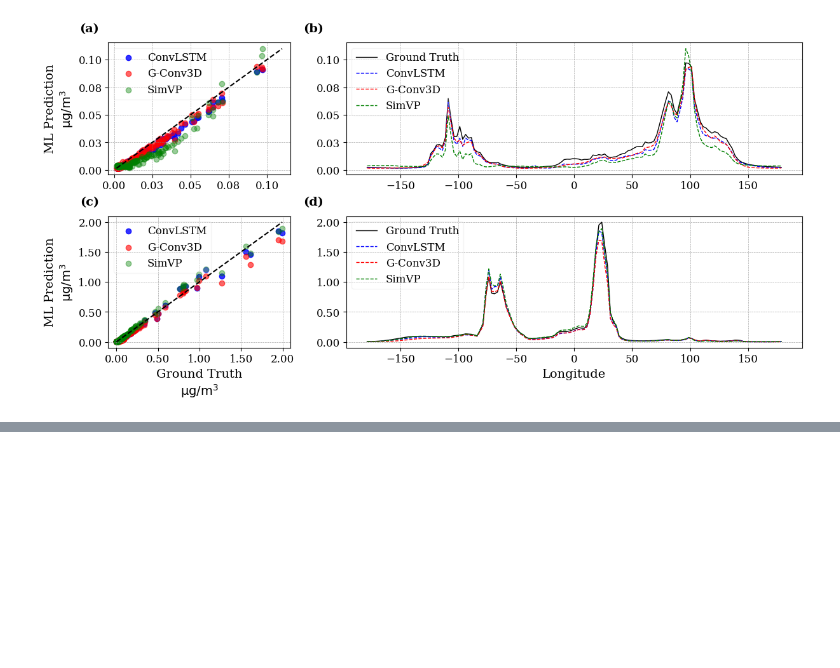
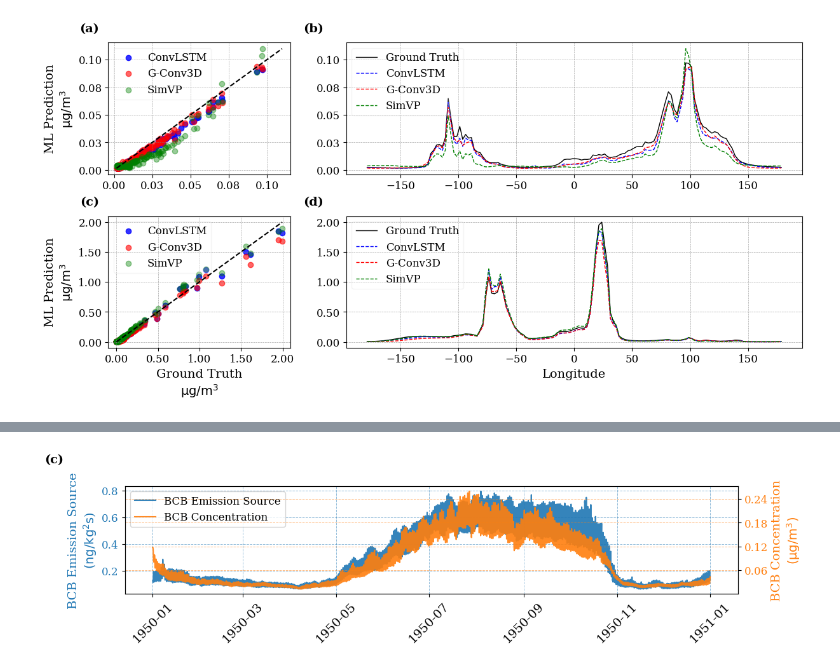
Before and after one commit to smhassanerfani/nasa-niswan, a Jupyter notebook: manuscript_report.ipynb, the cells around one changed output, grey strips where cells are left out. Saved outputs shown, nothing was run; the diff lists cells and outputs as text; code cells hidden in the pictures; blank space fills up the shorter version.

```diff
--- a/manuscript_report.ipynb
+++ b/manuscript_report.ipynb
@@ -840,0 +1073,41 @@ plt.show()
+# %%
+# Define Font style
+plt.rcParams.update({'font.family': 'serif'})
+from matplotlib.ticker import MaxNLocator
+
+fig, ax1 = plt.subplots(nrows=1, ncols=1, figsize=(12, 3), constrained_layout=True)
+
+weights = np.cos(np.deg2rad(ds1.lat))
+weights.name = "weights"
+
+conc = ds_bcb.weighted(weights).mean(dim=("lat", "lon")).values
+src = ds1['BCB_biomass_src'].weighted(weights).mean(dim=("lat", "lon")).values
+
+# Plot the first axis (src)
+line1 = ax1.plot(ds1.time, src, alpha=0.9, label='BCB Emission Source', color='tab:blue')
+ax1.yaxis.set_major_locator(MaxNLocator(nbins=5))
+# ax1.set_ylabel('BCB Emission Source' '\n' r'$\times 10^{-12} (\mathrm{kg} / \mathrm{kg}^{2} \mathrm{s}$)', fontsize=14, color='tab:blue')
+ax1.set_ylabel('BCB Emission Source' '\n' r'$(\mathrm{ng} / \mathrm{kg}^{2} \mathrm{s}$)', fontsize=14, color='tab:blue')
+ax1.tick_params(axis='y', labelcolor='tab:blue')
+ax1.tick_params(axis='x', labelrotation=45, labelsize=14)
+ax1.grid(color='tab:blue', linestyle='--', linewidth=0.7, alpha=0.5)  # Blue grid for ax1
+
+
+# Create a second y-axis for conc
+ax2 = ax1.twinx()
+line2 = ax2.plot(ds1.time, conc, alpha=0.9, label='BCB Concentration', color='tab:orange')
+ax2.yaxis.set_major_locator(MaxNLocator(nbins=5))
+ax2.set_ylabel('BCB Concentration' '\n' r'$(\mathrm{\mu g} / \mathrm{m}^{\mathrm{3}})$', fontsize=14, color='tab:orange')
+ax2.tick_params(axis='y', labelcolor='tab:orange')
+ax2.grid(color='tab:orange', linestyle='--', linewidth=0.7, alpha=0.5)  # Orange grid for ax2
+
+# Combine legends from both axes
+lines = line1 + line2
+labels = [l.get_label() for l in lines]
+ax1.legend(lines, labels, loc='upper left', fontsize=12)
+
+ax1.text(-0.1, 1.3, f'(c)', transform=ax1.transAxes, fontsize=14, fontweight='bold', va='top', ha='right')
+
+plt.show()
+# %% [output]
+[figure, added]
```
Also changed, not shown: parts of 20 cells of this notebook.
